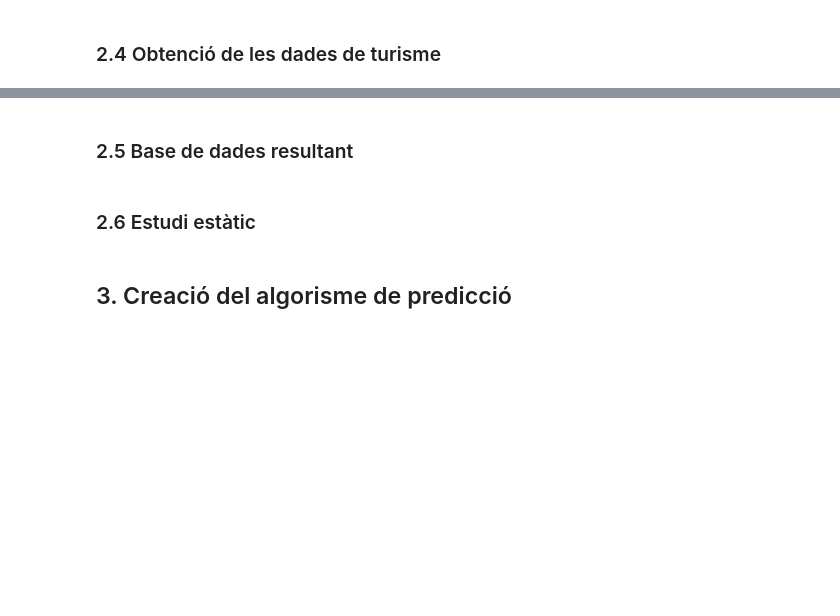
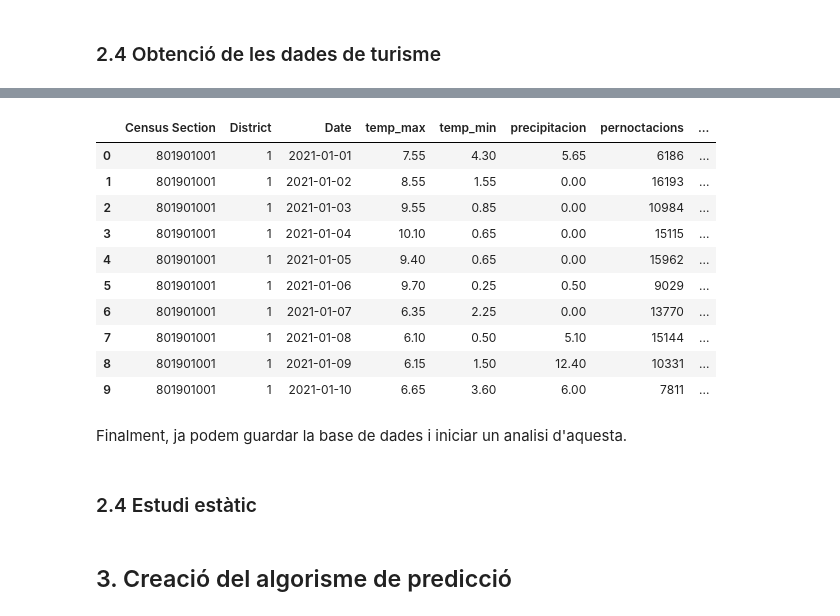
Before and after one commit to yuyanwang03/drop-by-drop, a Jupyter notebook: Final_Notebook_dropbydrop.ipynb, the cells around one changed output, grey strips where cells are left out. Saved outputs shown, nothing was run; the diff lists cells and outputs as text; code cells hidden in the pictures; blank space fills up the shorter version.

Commit message:
Finished part 2 of the report (estudi estatic missing)

```diff
--- a/Final_Notebook_dropbydrop.ipynb
+++ b/Final_Notebook_dropbydrop.ipynb
@@ -259,7 +257,7 @@ import matplotlib.pyplot as plt
 import warnings
 warnings.filterwarnings("ignore")
 
-daily_aigues = pd.read_csv("../data/local_data/daily_dataset.csv", encoding='latin1')
+daily_aigues = pd.read_csv("data/local_data/daily_dataset.csv", encoding='latin1')
 
 # Rename columns for clarity
 daily_aigues = daily_aigues.rename(columns={
@@ -299,5 +301,5 @@ Per millorar l'anàlisi, integrem dades meteorològiques, com les temperatures m
 # %%
-clima_df = pd.read_csv('../data/temperature_precipitation.csv')
+clima_df = pd.read_csv('data/temperature_precipitation.csv')
 
 # Convert 'fecha' column to datetime and group by date
 clima_df['fecha'] = pd.to_datetime(clima_df['fecha'])
@@ -333,9 +360,7 @@ En aquest pas, integrem les dades de transaccions turístiques i pernoctacions a
 El resultat és un conjunt de dades unificat que vincula el consum d’aigua amb variables meteorològiques i turístiques, permetent una anàlisi exhaustiva de com aquests factors afecten les tendències diàries de consum d’aigua.
 # %%
 # Load and prepare the data
-import pandas as pd
-
-targetes = pd.read_csv('../data/dataset_targetes.csv')
+targetes = pd.read_csv('data/dataset_targetes.csv')
 
 targetes = targetes.drop('Espanyola', axis=1)
 
@@ -348,7 +373,7 @@ targetes['Data'] = targetes['Data'].dt.strftime('%Y-%m-%d')
 # Filter the DataFrame to include only dates from 2021 to 2023
 targetes = targetes[(targetes['Data'] >= '2021-01-01') & (targetes['Data'] <= '2023-12-31')]
 
-transactions = pd.read_csv('../data/total_transactions.csv')
+transactions = pd.read_csv('data/total_transactions.csv')
 
 # Convert the column to datetime format
 transactions['Data'] = pd.to_datetime(transactions['Data'])
@@ -369,7 +394,7 @@ targetes.reset_index(inplace=True)
 transactions = targetes.drop('Estrangera', axis=1)
 
 # Load the datasets
-pernoctacions = pd.read_csv('../data/pernoctacions_2019_2024.csv')
+pernoctacions = pd.read_csv('data/pernoctacions_2019_2024.csv')
 
 # Convert date columns to datetime
 pernoctacions['Data'] = pd.to_datetime(pernoctacions['Data'], format='%m/%d/%Y')
@@ -418,34 +443,42 @@ resultado_df = pd.DataFrame(resultados)
 
 # Display a sample of the final DataFrame
 
 # Merge the water consumption data with the tourism data
 final_data = merged_data.merge(resultado_df, left_on='Date', right_on='Day', how='left').drop(columns=['Day'])
 
 # Grouping by all columns except 'tipus allotjament' and 'pernoctacions', and summing 'pernoctacions'
 final_data = (
     final_data.groupby([
         "Census Section", "District", "Date", "Use",
         "Number of Meters", "Accumulated Consumption",
         "temp_max", "temp_min", "precipitacion"
     ], as_index=False)
     .agg({"pernoctacions": "sum"})
 )
 
 # Grouping by the relevant columns and summing the required fields
 final_data = (
     final_data.groupby([
         "Census Section", "District", "Date", "temp_max", "temp_min", "precipitacion", "pernoctacions"
     ], as_index=False)
     .agg({
         "Number of Meters": "sum",
         "Accumulated Consumption": "sum"
     })
 )
 
 # Drop the number of meters column
 final_data.drop(columns=["Number of Meters"], inplace=True)
-
 final_data.head(10)
+# %% [output]
+|  | Census Section | District | Date | temp_max | temp_min | precipitacion | pernoctacions | ... |
+| 0 | 801901001 | 1 | 2021-01-01 | 7.55 | 4.30 | 5.65 | 6186 | ... |
+| 1 | 801901001 | 1 | 2021-01-02 | 8.55 | 1.55 | 0.00 | 16193 | ... |
+| 2 | 801901001 | 1 | 2021-01-03 | 9.55 | 0.85 | 0.00 | 10984 | ... |
+| 3 | 801901001 | 1 | 2021-01-04 | 10.10 | 0.65 | 0.00 | 15115 | ... |
+| 4 | 801901001 | 1 | 2021-01-05 | 9.40 | 0.65 | 0.00 | 15962 | ... |
+| 5 | 801901001 | 1 | 2021-01-06 | 9.70 | 0.25 | 0.50 | 9029 | ... |
+| 6 | 801901001 | 1 | 2021-01-07 | 6.35 | 2.25 | 0.00 | 13770 | ... |
+| 7 | 801901001 | 1 | 2021-01-08 | 6.10 | 0.50 | 5.10 | 15144 | ... |
+| 8 | 801901001 | 1 | 2021-01-09 | 6.15 | 1.50 | 12.40 | 10331 | ... |
+| 9 | 801901001 | 1 | 2021-01-10 | 6.65 | 3.60 | 6.00 | 7811 | ... |
-# %% [markdown]
-<a id="s25"></a>
-### 2.5 Base de dades resultant
@@ -455,0 +485,2 @@ final_data.to_csv('../data/local_data/merged_cleaned_data_NEW_p.csv', index=Fals
+# %% [markdown]
+Finalment, ja podem guardar la base de dades i iniciar un analisi d'aquesta.
@@ -456,6 +492,6 @@ final_data.to_csv('../data/local_data/merged_cleaned_data_NEW_p.csv', index=Fals
 # %% [markdown]
 <a id="s26"></a>
-### 2.6 Estudi estàtic
+### 2.4 Estudi estàtic
 # %% [markdown]
 <a id="s3"></a>
 ## 3. Creació del algorisme de predicció
```
Also changed, not shown: parts of 6 cells of this notebook, 1 other file.
